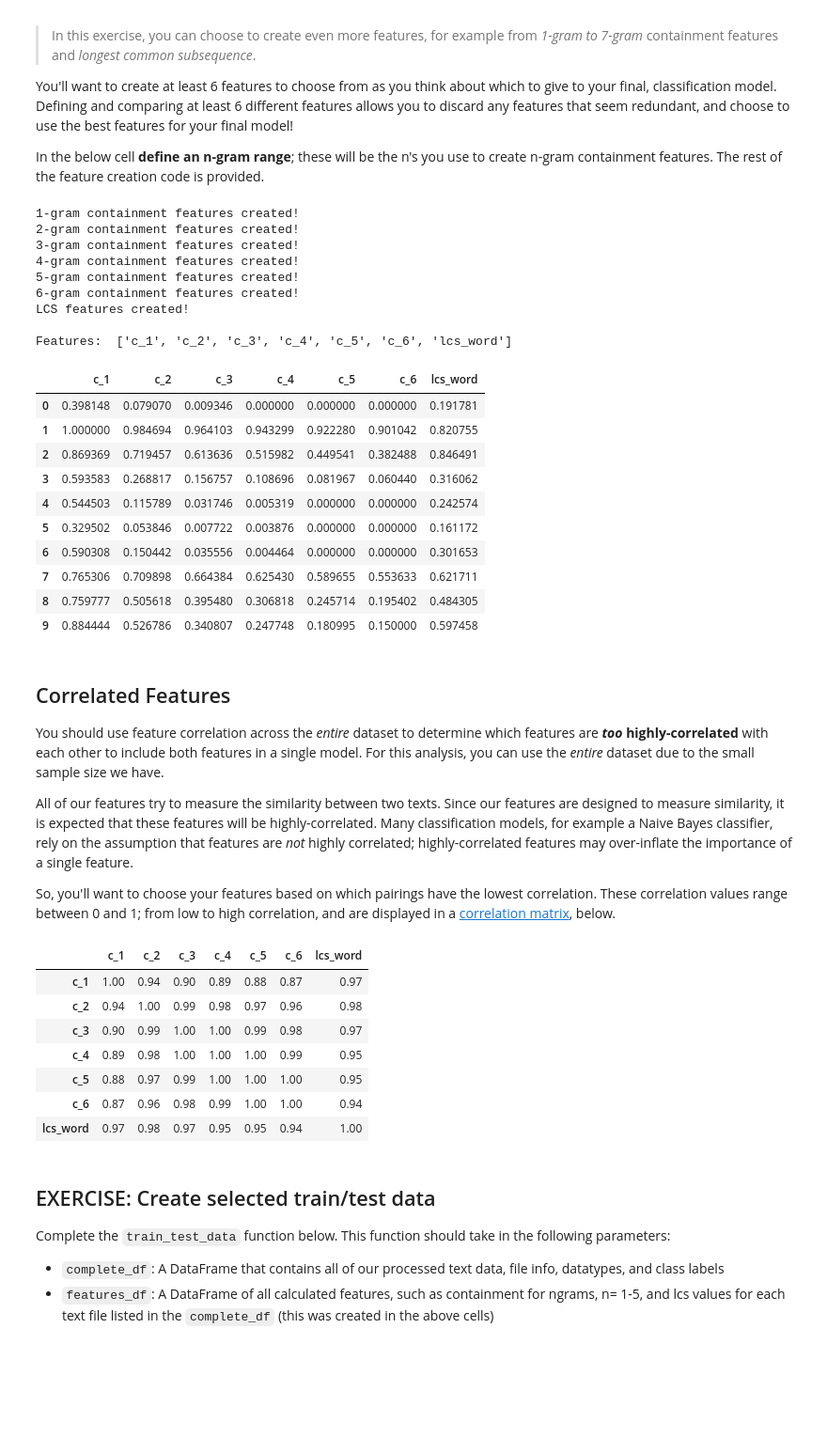
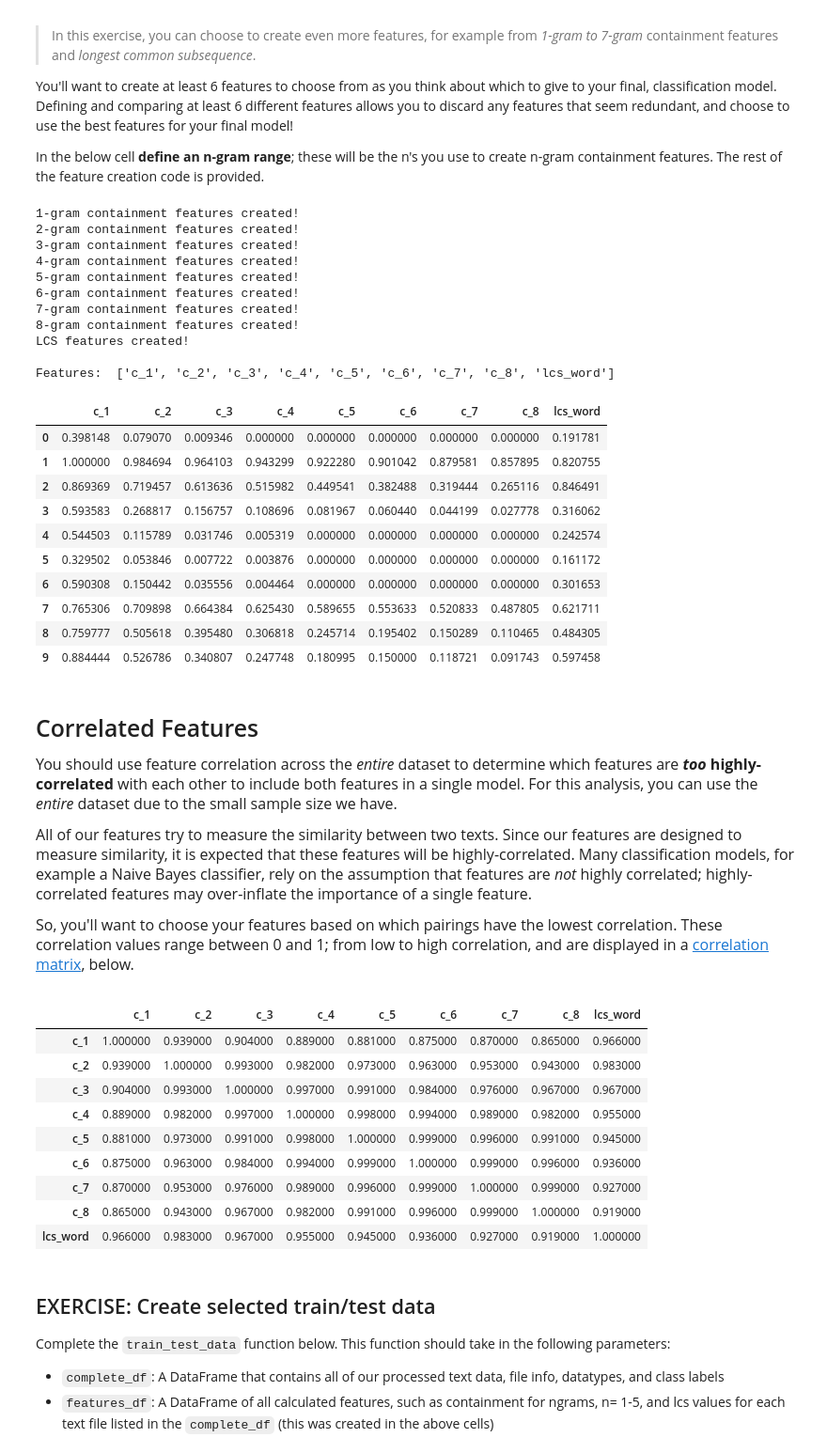
Before and after one commit to sekR4/ML_SageMaker_Studies, a Jupyter notebook: Project_Plagiarism_Detection/2_Plagiarism_Feature_Engineering.ipynb, the cells around one changed output. Shown: that part at 94% size. Saved outputs shown, nothing was run; the diff lists cells and outputs as text; code cells hidden in the pictures; blank space fills up the shorter version.

```diff
--- a/Project_Plagiarism_Detection/2_Plagiarism_Feature_Engineering.ipynb
+++ b/Project_Plagiarism_Detection/2_Plagiarism_Feature_Engineering.ipynb
@@ -739,7 +740,7 @@ You'll want to create at least 6 features to choose from as you think about whic
 In the below cell **define an n-gram range**; these will be the n's you use to create n-gram containment features. The rest of the feature creation code is provided.
 # %%
 # Define an ngram range
-ngram_range = range(1,7)
+ngram_range = range(1,9)
 
 
 # The following code may take a minute to run, depending on your ngram_range
@@ -778,25 +779,29 @@ print()
 4-gram containment features created!
 5-gram containment features created!
 6-gram containment features created!
+7-gram containment features created!
+8-gram containment features created!
 LCS features created!
 
-Features:  ['c_1', 'c_2', 'c_3', 'c_4', 'c_5', 'c_6', 'lcs_word']
+Features:  ['c_1', 'c_2', 'c_3', 'c_4', 'c_5', 'c_6', 'c_7', 'c_8', 'lcs_word']
 # %%
 # print some results
 features_df.head(10)
 # %% [output]
-|  | c_1 | c_2 | c_3 | c_4 | c_5 | c_6 | lcs_word |
-| 0 | 0.398148 | 0.079070 | 0.009346 | 0.000000 | 0.000000 | 0.000000 | 0.191781 |
-| 1 | 1.000000 | 0.984694 | 0.964103 | 0.943299 | 0.922280 | 0.901042 | 0.820755 |
-| 2 | 0.869369 | 0.719457 | 0.613636 | 0.515982 | 0.449541 | 0.382488 | 0.846491 |
-| 3 | 0.593583 | 0.268817 | 0.156757 | 0.108696 | 0.081967 | 0.060440 | 0.316062 |
-| 4 | 0.544503 | 0.115789 | 0.031746 | 0.005319 | 0.000000 | 0.000000 | 0.242574 |
-| 5 | 0.329502 | 0.053846 | 0.007722 | 0.003876 | 0.000000 | 0.000000 | 0.161172 |
-| 6 | 0.590308 | 0.150442 | 0.035556 | 0.004464 | 0.000000 | 0.000000 | 0.301653 |
-| 7 | 0.765306 | 0.709898 | 0.664384 | 0.625430 | 0.589655 | 0.553633 | 0.621711 |
-| 8 | 0.759777 | 0.505618 | 0.395480 | 0.306818 | 0.245714 | 0.195402 | 0.484305 |
-| 9 | 0.884444 | 0.526786 | 0.340807 | 0.247748 | 0.180995 | 0.150000 | 0.597458 |
+|  | c_1 | c_2 | c_3 | c_4 | c_5 | c_6 | c_7 | c_8 | lcs_word |
+| 0 | 0.398148 | 0.079070 | 0.009346 | 0.000000 | 0.000000 | 0.000000 | 0.000000 | 0.000000 | 0.191781 |
+| 1 | 1.000000 | 0.984694 | 0.964103 | 0.943299 | 0.922280 | 0.901042 | 0.879581 | 0.857895 | 0.820755 |
+| 2 | 0.869369 | 0.719457 | 0.613636 | 0.515982 | 0.449541 | 0.382488 | 0.319444 | 0.265116 | 0.846491 |
+| 3 | 0.593583 | 0.268817 | 0.156757 | 0.108696 | 0.081967 | 0.060440 | 0.044199 | 0.027778 | 0.316062 |
+| 4 | 0.544503 | 0.115789 | 0.031746 | 0.005319 | 0.000000 | 0.000000 | 0.000000 | 0.000000 | 0.242574 |
+| 5 | 0.329502 | 0.053846 | 0.007722 | 0.003876 | 0.000000 | 0.000000 | 0.000000 | 0.000000 | 0.161172 |
+| 6 | 0.590308 | 0.150442 | 0.035556 | 0.004464 | 0.000000 | 0.000000 | 0.000000 | 0.000000 | 0.301653 |
+| 7 | 0.765306 | 0.709898 | 0.664384 | 0.625430 | 0.589655 | 0.553633 | 0.520833 | 0.487805 | 0.621711 |
+| 8 | 0.759777 | 0.505618 | 0.395480 | 0.306818 | 0.245714 | 0.195402 | 0.150289 | 0.110465 | 0.484305 |
+| 9 | 0.884444 | 0.526786 | 0.340807 | 0.247748 | 0.180995 | 0.150000 | 0.118721 | 0.091743 | 0.597458 |
 # %% [markdown]
+ <font size="3">
+
 ## Correlated Features
 
 You should use feature correlation across the *entire* dataset to determine which features are ***too*** **highly-correlated** with each other to include both features in a single model. For this analysis, you can use the *entire* dataset due to the small sample size we have.
@@ -807,21 +812,23 @@ So, you'll want to choose your features based on which pairings have the lowest
 # %%
 """
 DON'T MODIFY ANYTHING IN THIS CELL THAT IS BELOW THIS LINE
 """
 # Create correlation matrix for just Features to determine different models to test
-corr_matrix = features_df.corr().abs().round(2)
+corr_matrix = features_df.corr().abs().round(3)
 
 # display shows all of a dataframe
-display(corr_matrix)
+display(corr_matrix.style.background_gradient(cmap='coolwarm'))
 # %% [output]
-|  | c_1 | c_2 | c_3 | c_4 | c_5 | c_6 | lcs_word |
-| c_1 | 1.00 | 0.94 | 0.90 | 0.89 | 0.88 | 0.87 | 0.97 |
-| c_2 | 0.94 | 1.00 | 0.99 | 0.98 | 0.97 | 0.96 | 0.98 |
-| c_3 | 0.90 | 0.99 | 1.00 | 1.00 | 0.99 | 0.98 | 0.97 |
-| c_4 | 0.89 | 0.98 | 1.00 | 1.00 | 1.00 | 0.99 | 0.95 |
-| c_5 | 0.88 | 0.97 | 0.99 | 1.00 | 1.00 | 1.00 | 0.95 |
-| c_6 | 0.87 | 0.96 | 0.98 | 0.99 | 1.00 | 1.00 | 0.94 |
-| lcs_word | 0.97 | 0.98 | 0.97 | 0.95 | 0.95 | 0.94 | 1.00 |
+|  | c_1 | c_2 | c_3 | c_4 | c_5 | c_6 | c_7 | c_8 | lcs_word |
+| c_1 | 1.000000 | 0.939000 | 0.904000 | 0.889000 | 0.881000 | 0.875000 | 0.870000 | 0.865000 | 0.966000 |
+| c_2 | 0.939000 | 1.000000 | 0.993000 | 0.982000 | 0.973000 | 0.963000 | 0.953000 | 0.943000 | 0.983000 |
+| c_3 | 0.904000 | 0.993000 | 1.000000 | 0.997000 | 0.991000 | 0.984000 | 0.976000 | 0.967000 | 0.967000 |
+| c_4 | 0.889000 | 0.982000 | 0.997000 | 1.000000 | 0.998000 | 0.994000 | 0.989000 | 0.982000 | 0.955000 |
+| c_5 | 0.881000 | 0.973000 | 0.991000 | 0.998000 | 1.000000 | 0.999000 | 0.996000 | 0.991000 | 0.945000 |
+| c_6 | 0.875000 | 0.963000 | 0.984000 | 0.994000 | 0.999000 | 1.000000 | 0.999000 | 0.996000 | 0.936000 |
+| c_7 | 0.870000 | 0.953000 | 0.976000 | 0.989000 | 0.996000 | 0.999000 | 1.000000 | 0.999000 | 0.927000 |
+| c_8 | 0.865000 | 0.943000 | 0.967000 | 0.982000 | 0.991000 | 0.996000 | 0.999000 | 1.000000 | 0.919000 |
+| lcs_word | 0.966000 | 0.983000 | 0.967000 | 0.955000 | 0.945000 | 0.936000 | 0.927000 | 0.919000 | 1.000000 |
 # %% [markdown]
 ## EXERCISE: Create selected train/test data
 
```
Also changed, not shown: parts of 9 cells of this notebook.
